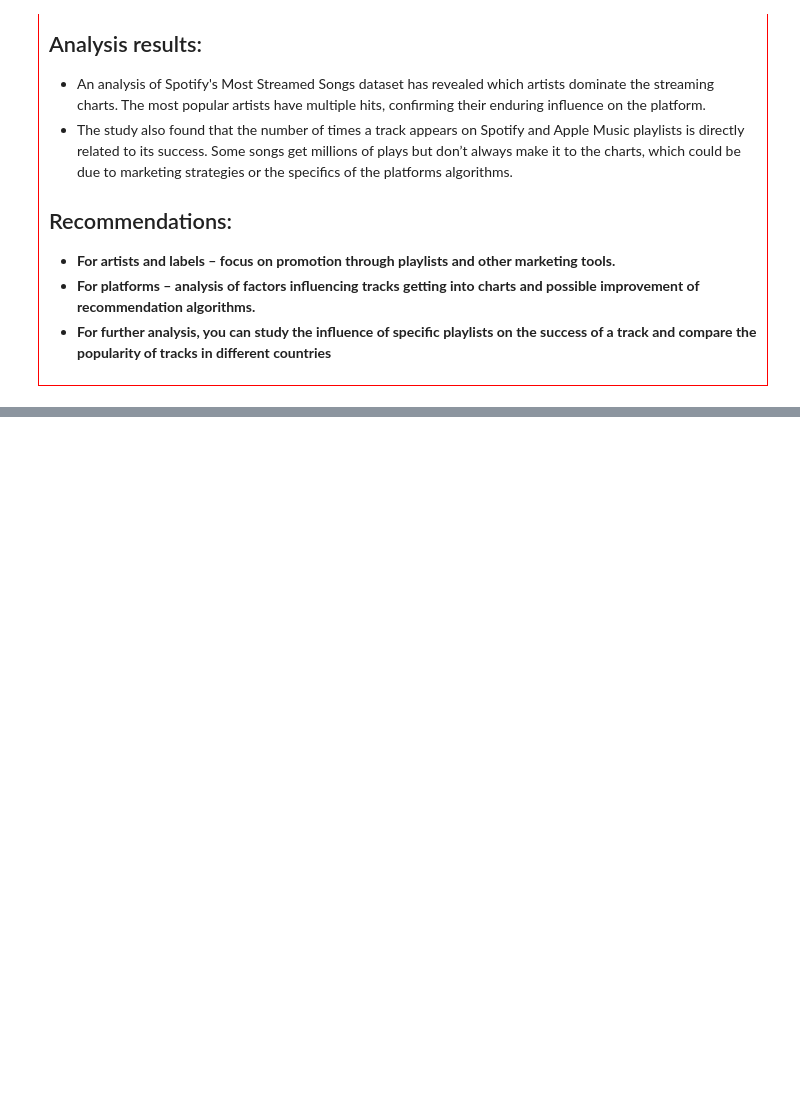
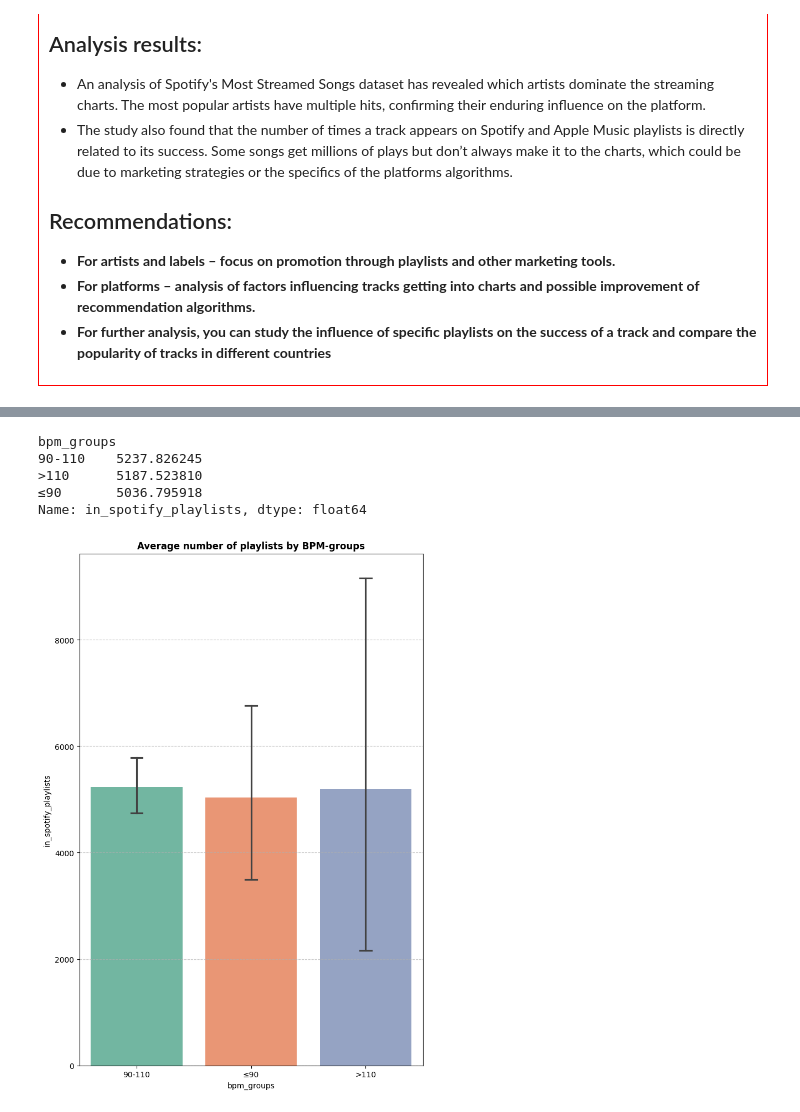
Before and after one commit to zizy2003/My-Projects, a Jupyter notebook: 2025_SpotifyMostStreamedSongs/project.ipynb, the cells around one changed output, grey strips where cells are left out. Cells and saved outputs as stored; diff of their text form; code cells hidden in the pictures; blank space fills up the shorter version.

```diff
--- a/2025_SpotifyMostStreamedSongs/project.ipynb
+++ b/2025_SpotifyMostStreamedSongs/project.ipynb
@@ -551,0 +626,24 @@ During the project, the task of data analysis was completed, with the aim of fin
+# %%
+def bpm_category(bpm):
+    if bpm < 90:
+        return "≤90"
+    elif bpm > 90 < 110:
+        return "90-110"
+    else:
+        return ">110"
+
+df['bpm_groups'] = df['bpm'].apply(bpm_category)
+print(df.groupby('bpm_groups')['in_spotify_playlists'].mean())
+
+plt.figure(figsize=(8,12))
+sns.barplot(x="bpm_groups" , y = "in_spotify_playlists" , data = df, estimator=np.mean , errorbar=('ci', 95) , capsize = 0.1, palette="Set2", legend=False  , hue = "bpm_groups")
+plt.title("Average number of playlists by BPM-groups" , weight = 'bold')
+plt.grid(axis="y", linestyle="--", alpha=0.7)
+plt.show()
+# %% [output]
+bpm_groups
+90-110    5237.826245
+>110      5187.523810
+≤90       5036.795918
+Name: in_spotify_playlists, dtype: float64
+[figure, added]
```
Also changed, not shown: parts of 22 cells of this notebook.
